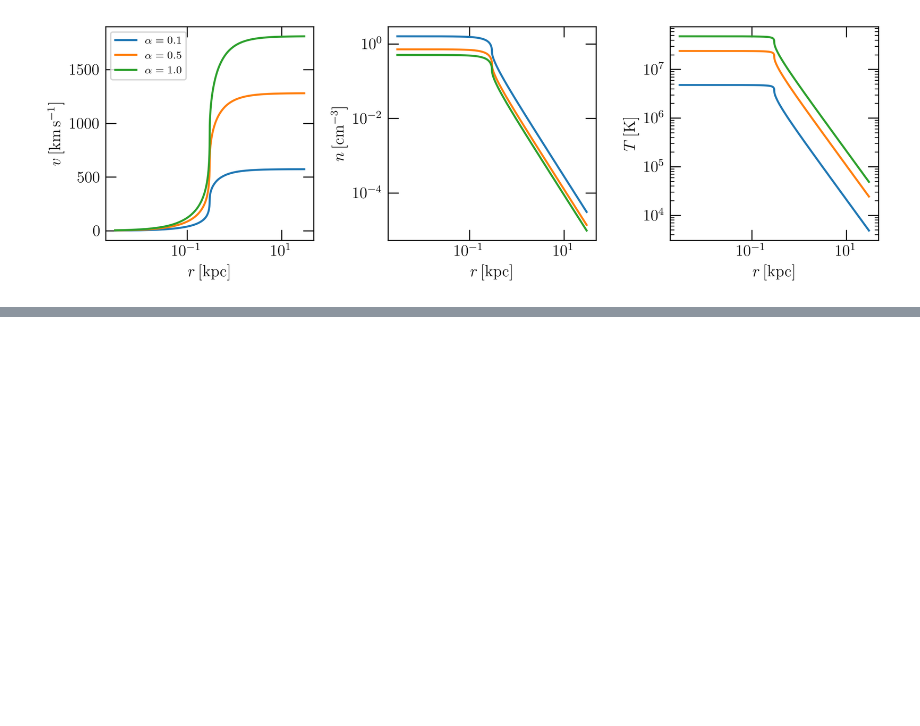
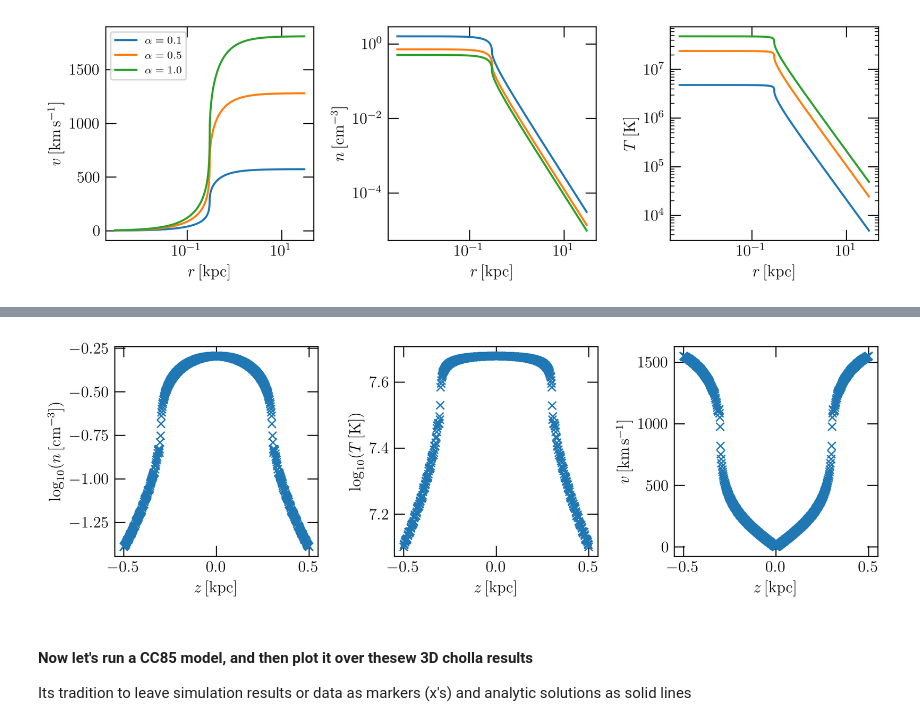
Before and after one commit to dustindnguyen/2022_polaris_galactic_winds_notes, a Jupyter notebook: 03March2022_Polaris_CC85.ipynb, the cells around one changed output, grey strips where cells are left out. Saved outputs shown, nothing was run; the diff lists cells and outputs as text; code cells hidden in the pictures; blank space fills up the shorter version.

```diff
--- a/03March2022_Polaris_CC85.ipynb
+++ b/03March2022_Polaris_CC85.ipynb
@@ -218,0 +319,30 @@ fig.tight_layout()
+# %%
+z = np.linspace(0,zlen,nz) * kpc
+zcen = zlen/2.0 * kpc
+
+fig = plt.figure(figsize=(9,3),dpi=300)
+ax1 = fig.add_subplot(1,3,1)
+ax2 = fig.add_subplot(1,3,2)
+ax3 = fig.add_subplot(1,3,3)
+
+# when we plot the z axis, we'll shift by the center
+
+ax1.plot((z-zcen)/kpc,np.log10(n_a[int(nx/2.0),int(ny/2.0),:]),marker='x',ls='None')
+ax2.plot((z-zcen)/kpc,np.log10(T_a[int(nx/2.0),int(ny/2.0),:]),marker='x',ls='None')
+ax3.plot((z-zcen)/kpc,vmag_a[int(nx/2.0),int(ny/2.0),:]/1e5,marker='x',ls='None')
+
+ax1.set_xlabel('$z\,$[kpc]')
+ax2.set_xlabel('$z\,$[kpc]')
+ax3.set_xlabel('$z\,$[kpc]')
+
+ax1.set_ylabel('$\log_{10}(n\,\mathrm{[cm^{-3}]})$')
+ax2.set_ylabel('$\log_{10}(T\,\mathrm{[K]})$')
+ax3.set_ylabel('$v\,\mathrm{[km\,s^{-1}]}$')
+
+fig.tight_layout()
+# %% [output]
+[figure, added]
+# %% [markdown]
+#### Now let's run a CC85 model, and then plot it over thesew 3D cholla results
+
+Its tradition to leave simulation results or data as markers (x's) and analytic solutions as solid lines
```
Also changed, not shown: parts of 7 cells of this notebook.
